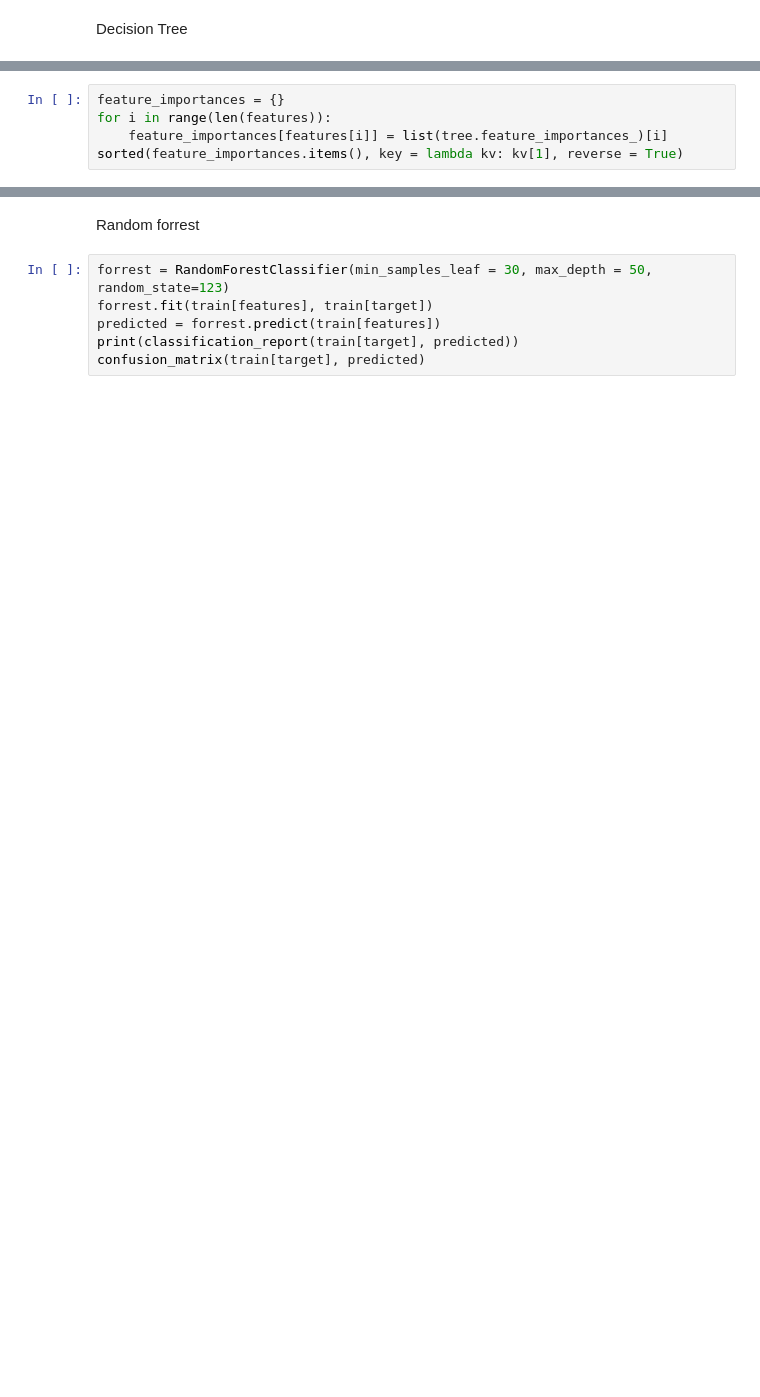
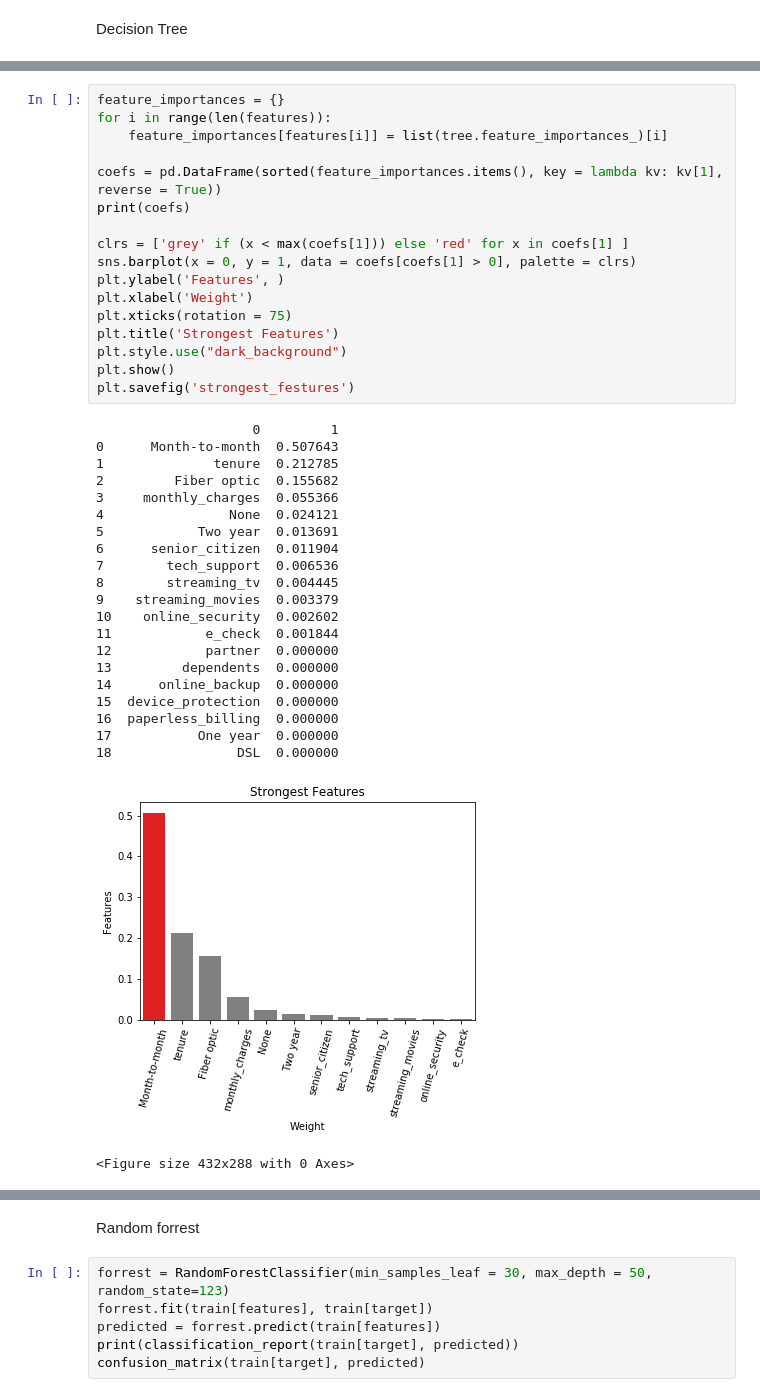
Before and after one commit to DomPedrotti/Classification_Project, a Jupyter notebook: churn_model_notebook.ipynb, the cells around one changed output, grey strips where cells are left out. Drawn from its saved outputs; the diff is of its cells as text; blank space fills up the shorter version.

```diff
--- a/churn_model_notebook.ipynb
+++ b/churn_model_notebook.ipynb
@@ -510,5 +572,40 @@ confusion_matrix(test[target], predicted)
 # %%
 feature_importances = {}
 for i in range(len(features)):
     feature_importances[features[i]] = list(tree.feature_importances_)[i]
-sorted(feature_importances.items(), key = lambda kv: kv[1], reverse = True)
+
+coefs = pd.DataFrame(sorted(feature_importances.items(), key = lambda kv: kv[1], reverse = True))
+print(coefs)
+
+clrs = ['grey' if (x < max(coefs[1])) else 'red' for x in coefs[1] ]
+sns.barplot(x = 0, y = 1, data = coefs[coefs[1] > 0], palette = clrs)
+plt.ylabel('Features', )
+plt.xlabel('Weight')
+plt.xticks(rotation = 75)
+plt.title('Strongest Features')
+plt.style.use("dark_background")
+plt.show()
+plt.savefig('strongest_festures')
+# %% [output]
+                    0         1
+0      Month-to-month  0.507643
+1              tenure  0.212785
+2         Fiber optic  0.155682
+3     monthly_charges  0.055366
+4                None  0.024121
+5            Two year  0.013691
+6      senior_citizen  0.011904
+7        tech_support  0.006536
+8        streaming_tv  0.004445
+9    streaming_movies  0.003379
+10    online_security  0.002602
+11            e_check  0.001844
+12            partner  0.000000
+13         dependents  0.000000
+14      online_backup  0.000000
+15  device_protection  0.000000
+16  paperless_billing  0.000000
+17           One year  0.000000
+18                DSL  0.000000
+[figure, added]
+<Figure size 432x288 with 0 Axes>
```
Also changed, not shown: parts of 19 cells of this notebook.
